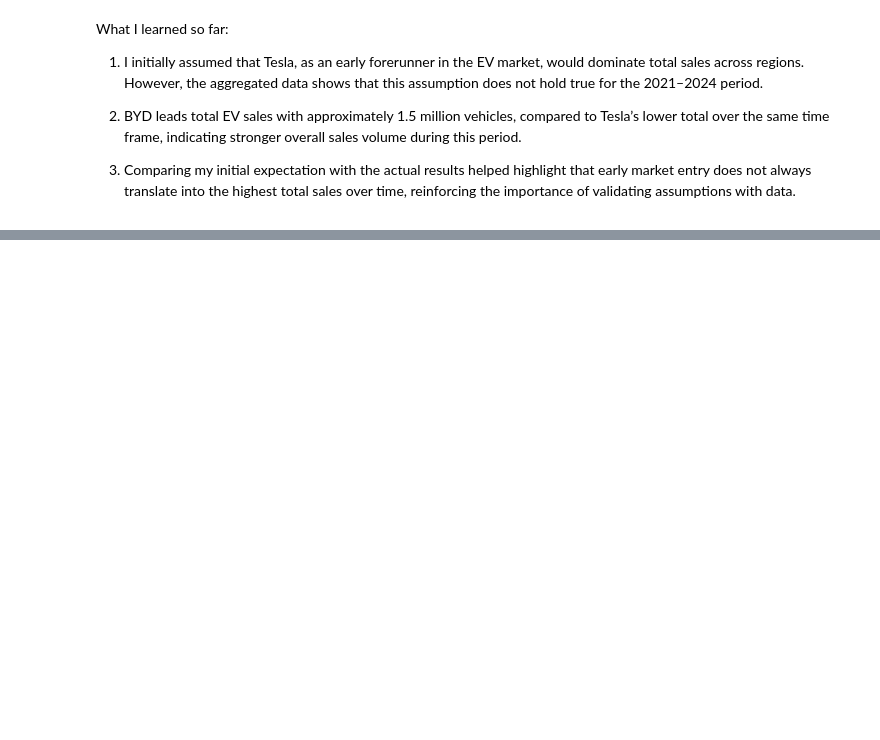
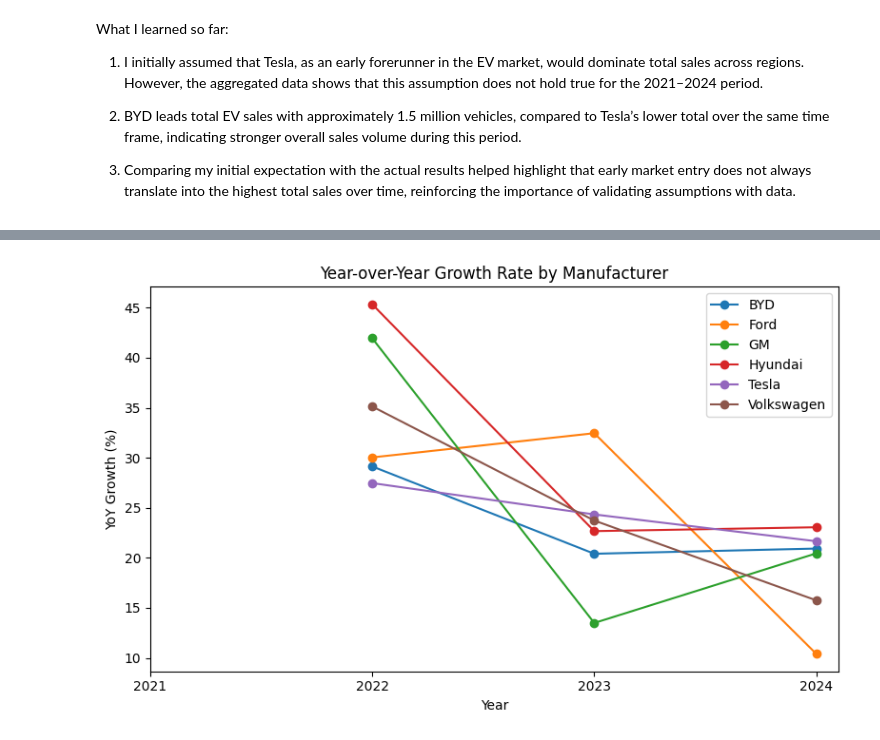
Before and after one commit to saps2kin/data-analytics-portfolio, a Jupyter notebook: ev-sales-trends-analysis/notebooks/generate_ev_sales_data.ipynb, the cells around one changed output, grey strips where cells are left out. Cells and saved outputs as stored; diff of their text form; code cells hidden in the pictures; blank space fills up the shorter version.

Commit message:
Add YoY growth analysis and insights

```diff
--- a/ev-sales-trends-analysis/notebooks/generate_ev_sales_data.ipynb
+++ b/ev-sales-trends-analysis/notebooks/generate_ev_sales_data.ipynb
@@ -189,0 +219,12 @@ What I learned so far:
+# %%
+# 1. Sort so YoY compares the correct previous year
+mfr_year_sales = mfr_year_sales.sort_values(["Manufacturer", "Year"])
+
+# 2. Calculate YoY growth
+mfr_year_sales["YoY_Growth"] = (
+    mfr_year_sales.groupby("Manufacturer")["Sales_Thousands"]
+    .pct_change()
+    .mul(100)
+    .round(2)
+)
+mfr_year_sales
@@ -189,0 +249,27 @@ What I learned so far:
+# %%
+# Ensure Year is numeric
+mfr_year_sales["Year"] = mfr_year_sales["Year"].astype(int)
+
+# Sort correctly for line plotting
+mfr_year_sales = mfr_year_sales.sort_values(["Manufacturer", "Year"])
+# %%
+import matplotlib.pyplot as plt
+
+plt.figure(figsize=(8, 5))
+
+for mfr in mfr_year_sales["Manufacturer"].unique():
+    subset = mfr_year_sales[mfr_year_sales["Manufacturer"] == mfr]
+    plt.plot(subset["Year"], subset["YoY_Growth"], marker="o", label=mfr)
+
+years_sorted = sorted(mfr_year_sales["Year"].unique())
+plt.xticks(years_sorted)
+
+plt.title("Year-over-Year Growth Rate by Manufacturer")
+plt.xlabel("Year")
+plt.ylabel("YoY Growth (%)")
+plt.legend()
+plt.tight_layout()
+plt.savefig("../visuals/yoy_growth_by_manufacturer.png")
+plt.show()
+# %% [output]
+[figure, added]
```
Also changed, not shown: parts of 4 cells of this notebook, 1 other file.
